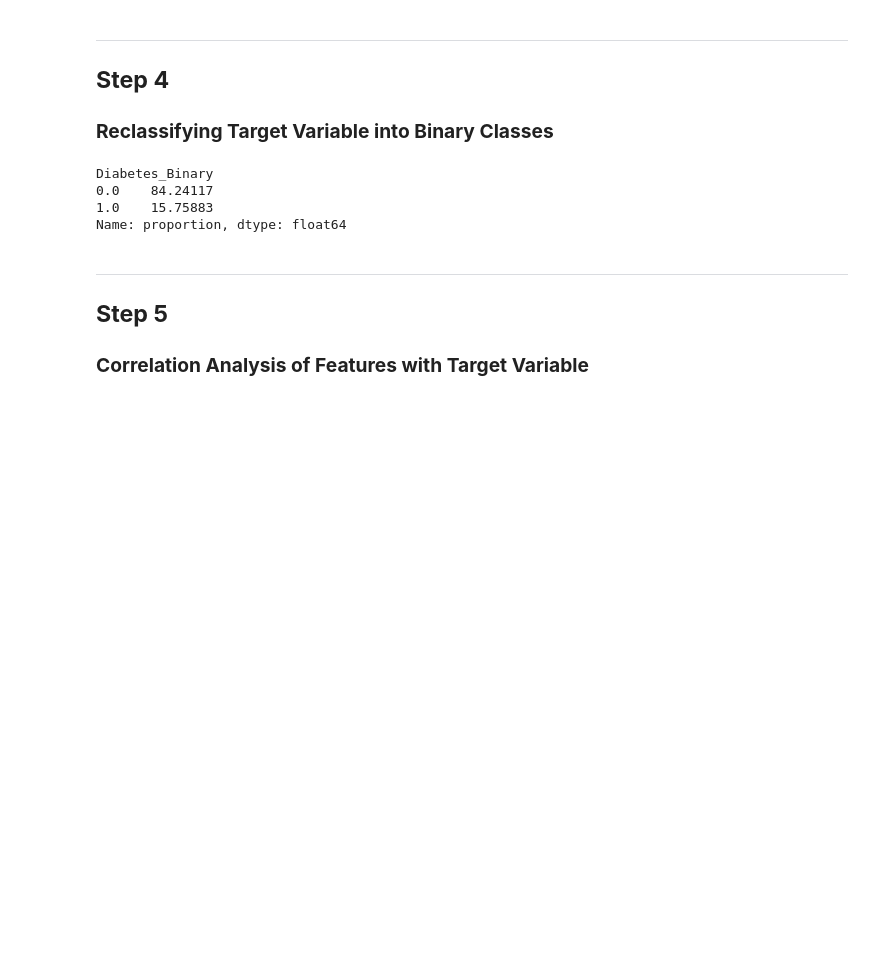
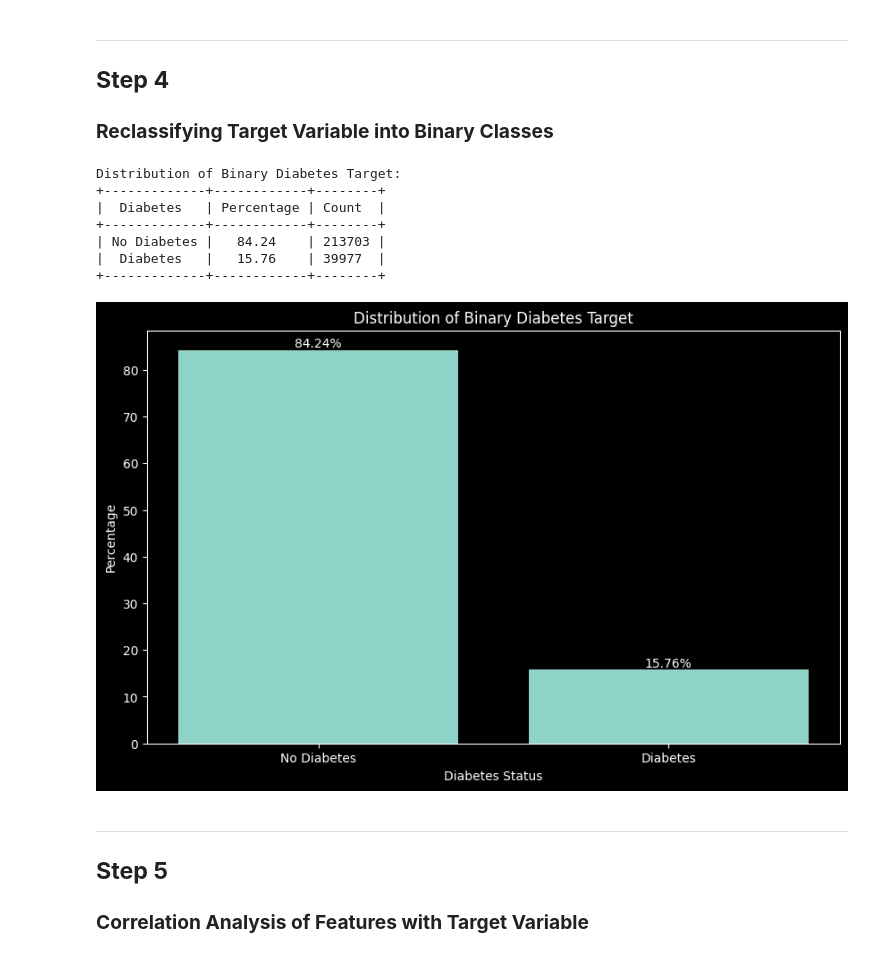
Before and after one commit to imsalione/Diabetes, a Jupyter notebook: diabetes.ipynb, the cells around one changed output. Drawn from its saved outputs; the diff is of its cells as text; code cells hidden in the pictures; blank space fills up the shorter version.

```diff
--- a/diabetes.ipynb
+++ b/diabetes.ipynb
@@ -105,18 +105,42 @@ Features:
 ***
 ## **Step 4**
 ### **Reclassifying Target Variable into Binary Classes**
-# %%
-# Combine the 'Pre-diabetes' (1) and 'Diabetes' (2) classes into a single 'Diabetes' class
-df['Diabetes_Binary'] = df['Diabetes_012'].replace({1.0: 1, 2.0: 1, 0.0: 0})
-
-# Verify the new distribution of the target variable
-diabetes_binary_distribution = df['Diabetes_Binary'].value_counts(normalize=True) * 100
-print(diabetes_binary_distribution)
-# %% [output]
-Diabetes_Binary
-0.0    84.24117
-1.0    15.75883
-Name: proportion, dtype: float64
+# %%
+import pandas as pd
+import matplotlib.pyplot as plt
+from tabulate import tabulate
+
+# Combine the 'Pre-diabetes' (1) and 'Diabetes' (2) classes into a single 'Diabetes' class
+df['Diabetes_Binary'] = (df['Diabetes_012'] > 0).astype(int)
+
+# Calculate the distribution of the new target variable
+diabetes_binary_stats = df['Diabetes_Binary'].value_counts(normalize=True).mul(100).round(2).to_frame('Percentage')
+diabetes_binary_stats['Count'] = df['Diabetes_Binary'].value_counts()
+diabetes_binary_stats = diabetes_binary_stats.rename_axis('Diabetes').reset_index()
+diabetes_binary_stats['Diabetes'] = diabetes_binary_stats['Diabetes'].map({0: 'No Diabetes', 1: 'Diabetes'})
+
+# Print the results in a table format
+print("\nDistribution of Binary Diabetes Target:")
+print(tabulate(diabetes_binary_stats, headers='keys', tablefmt='pretty', showindex=False))
+
+# Create a bar chart
+plt.figure(figsize=(10, 6))
+plt.bar(diabetes_binary_stats['Diabetes'], diabetes_binary_stats['Percentage'])
+plt.title('Distribution of Binary Diabetes Target')
+plt.xlabel('Diabetes Status')
+plt.ylabel('Percentage')
+for i, v in enumerate(diabetes_binary_stats['Percentage']):
+    plt.text(i, v, f'{v:.2f}%', ha='center', va='bottom')
+plt.show()
+# %% [output]
+Distribution of Binary Diabetes Target:
++-------------+------------+--------+
+|  Diabetes   | Percentage | Count  |
++-------------+------------+--------+
+| No Diabetes |   84.24    | 213703 |
+|  Diabetes   |   15.76    | 39977  |
++-------------+------------+--------+
+[figure, added]
 # %% [markdown]
 ***
 ## **Step 5**
```
Also changed, not shown: parts of 8 cells of this notebook.
